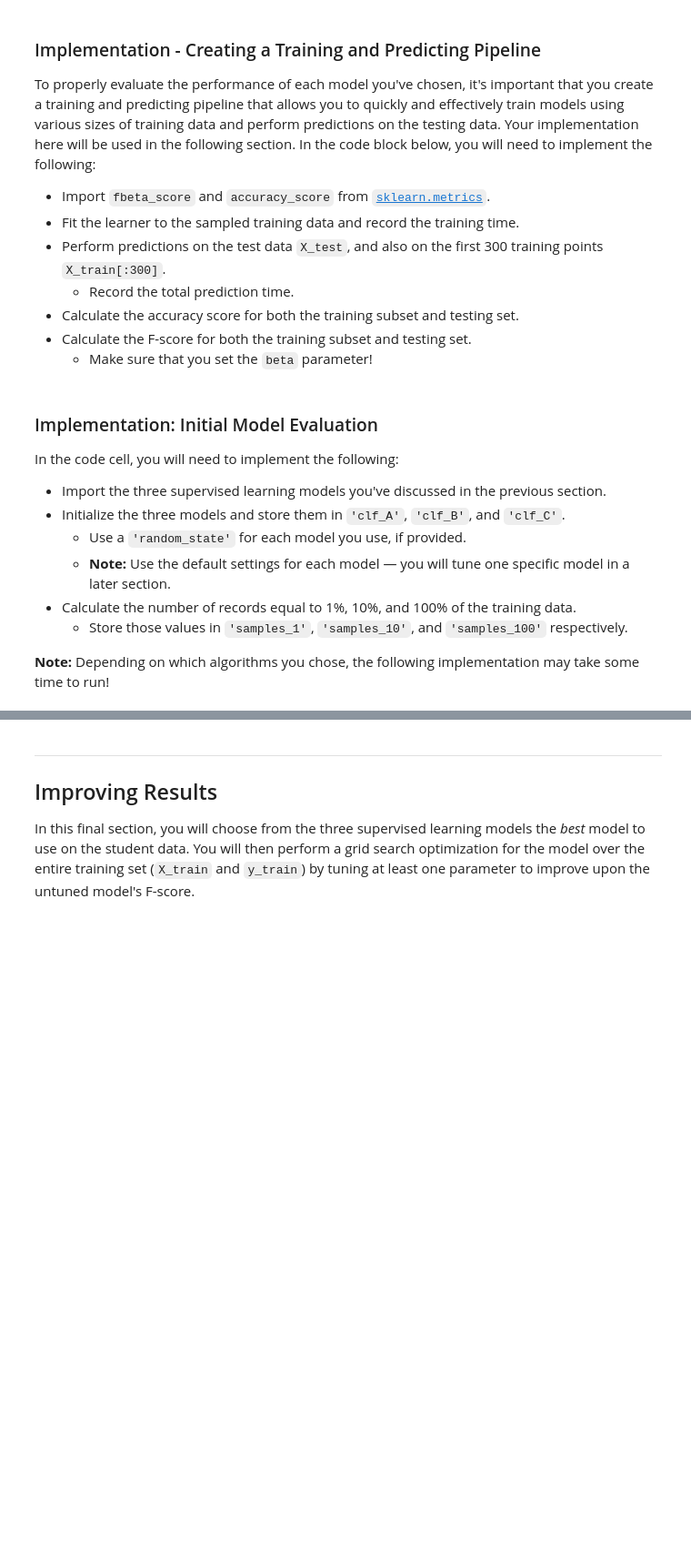
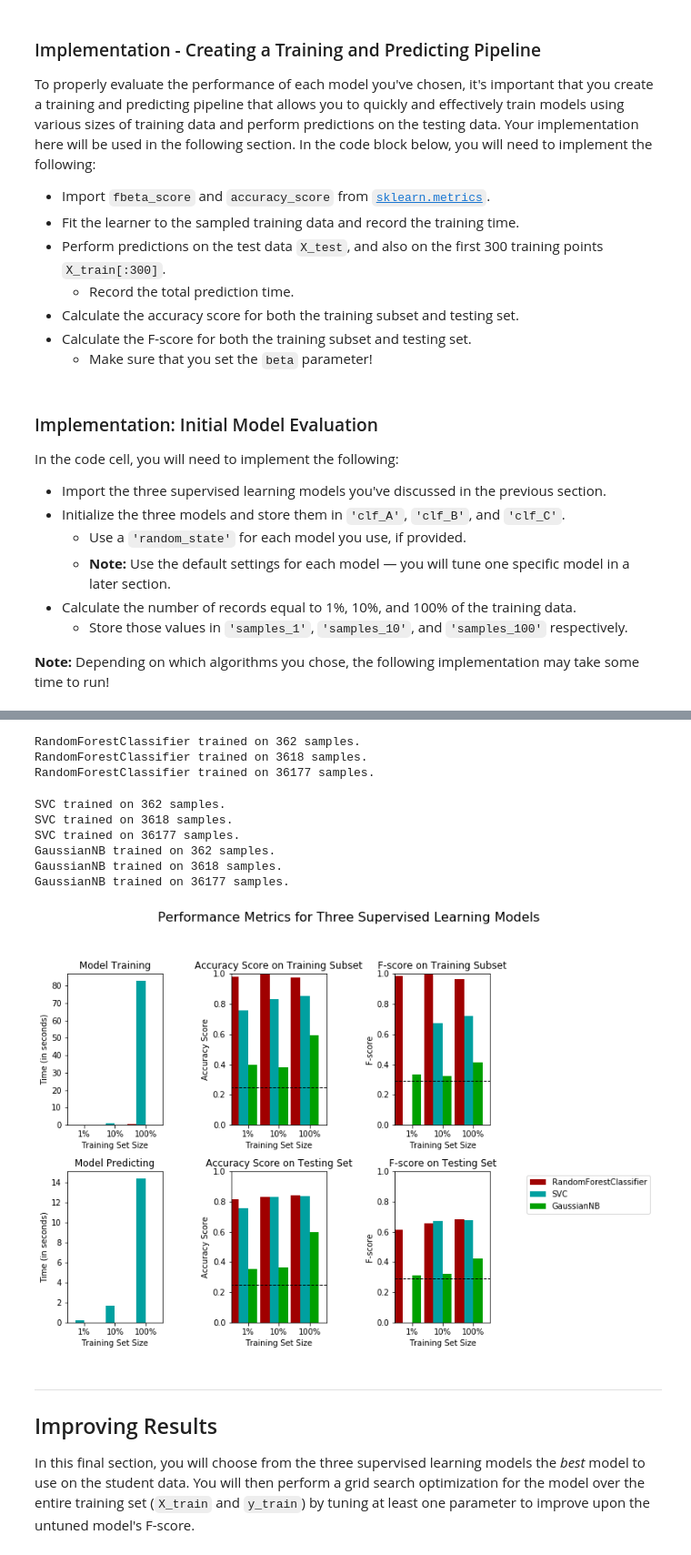
Before and after one commit to zeetaros/ml_nanodegree, a Jupyter notebook: finding_donors/finding_donors_CSY.ipynb, the cells around one changed output, grey strips where cells are left out. Shown at 91% size. Saved outputs shown, nothing was run; the diff lists cells and outputs as text; code cells hidden in the pictures; blank space fills up the shorter version.

```diff
--- a/finding_donors/finding_donors.ipynb
+++ b/finding_donors/finding_donors_CSY.ipynb
@@ -191,7 +191,7 @@ Additionally, as with the non-numeric features, we need to convert the non-numer
    - Set records with "<=50K" to `0` and records with ">50K" to `1`.
 # %%
 # TODO: One-hot encode the 'features_log_minmax_transform' data using pandas.get_dummies()
-non_numeric = ['workclass','education_level','marital-status','occupation','relationship','race','sex']
+non_numeric = ['workclass','education_level','marital-status','occupation','relationship','race','sex', 'native-country']
 features_final = pd.DataFrame(data=features_log_minmax_transform)
 for nn in non_numeric:
     features_final = pd.concat([features_final, pd.get_dummies(features_final[nn])], axis=1)
@@ -388,16 +388,16 @@ def train_predict(learner, sample_size, X_train, y_train, X_test, y_test):
     results['pred_time'] = end - start
 
     # TODO: Compute accuracy on the first 300 training samples which is y_train[:300]
-    results['acc_train'] = None
+    results['acc_train'] = accuracy_score(y_train[:300], predictions_train)
 
     # TODO: Compute accuracy on test set using accuracy_score()
-    results['acc_test'] = None
+    results['acc_test'] = accuracy_score(y_test, predictions_test)
 
     # TODO: Compute F-score on the the first 300 training samples using fbeta_score()
-    results['f_train'] = None
+    results['f_train'] = fbeta_score(y_true=y_train[:300], y_pred=predictions_train, beta=0.5)
 
     # TODO: Compute F-score on the test set which is y_test
-    results['f_test'] = None
+    results['f_test'] = fbeta_score(y_true=y_test, y_pred=predictions_test, beta=0.5)
 
     # Success
     print("{} trained on {} samples.".format(learner.__class__.__name__, sample_size))
@@ -415,3 +415,5 @@ In the code cell, you will need to implement the following:
   - Store those values in `'samples_1'`, `'samples_10'`, and `'samples_100'` respectively.
 
 **Note:** Depending on which algorithms you chose, the following implementation may take some time to run!
+# %%
+train_predict(SVC(), 2000, X_train, y_train, X_test, y_test)
@@ -418,30 +428,44 @@ In the code cell, you will need to implement the following:
 # %%
 # TODO: Import the three supervised learning models from sklearn
+from sklearn.ensemble import RandomForestClassifier
+from sklearn.svm import SVC
+from sklearn.naive_bayes import GaussianNB
 
 # TODO: Initialize the three models
-clf_A = None
-clf_B = None
-clf_C = None
+clf_A = RandomForestClassifier(random_state=42)
+clf_B = SVC(random_state=42)
+clf_C = GaussianNB()
 
 # TODO: Calculate the number of samples for 1%, 10%, and 100% of the training data
 # HINT: samples_100 is the entire training set i.e. len(y_train)
 # HINT: samples_10 is 10% of samples_100 (ensure to set the count of the values to be `int` and not `float`)
 # HINT: samples_1 is 1% of samples_100 (ensure to set the count of the values to be `int` and not `float`)
-samples_100 = None
-samples_10 = None
-samples_1 = None
+samples_100 = int(len(y_train))
+samples_10 = int(round(len(y_train) * 0.1))
+samples_1 = int(round(len(y_train) * 0.01))
 
 # Collect results on the learners
 results = {}
 for clf in [clf_A, clf_B, clf_C]:
     clf_name = clf.__class__.__name__
     results[clf_name] = {}
     for i, samples in enumerate([samples_1, samples_10, samples_100]):
         results[clf_name][i] = \
         train_predict(clf, samples, X_train, y_train, X_test, y_test)
 
 # Run metrics visualization for the three supervised learning models chosen
 vs.evaluate(results, accuracy, fscore)
+# %% [output]
+RandomForestClassifier trained on 362 samples.
+RandomForestClassifier trained on 3618 samples.
+RandomForestClassifier trained on 36177 samples.
+SVC trained on 362 samples.
+SVC trained on 3618 samples.
+SVC trained on 36177 samples.
+GaussianNB trained on 362 samples.
+GaussianNB trained on 3618 samples.
+GaussianNB trained on 36177 samples.
+[figure, added]
 # %% [markdown]
 ----
 ## Improving Results
```
Also changed, not shown: parts of 14 cells of this notebook.
